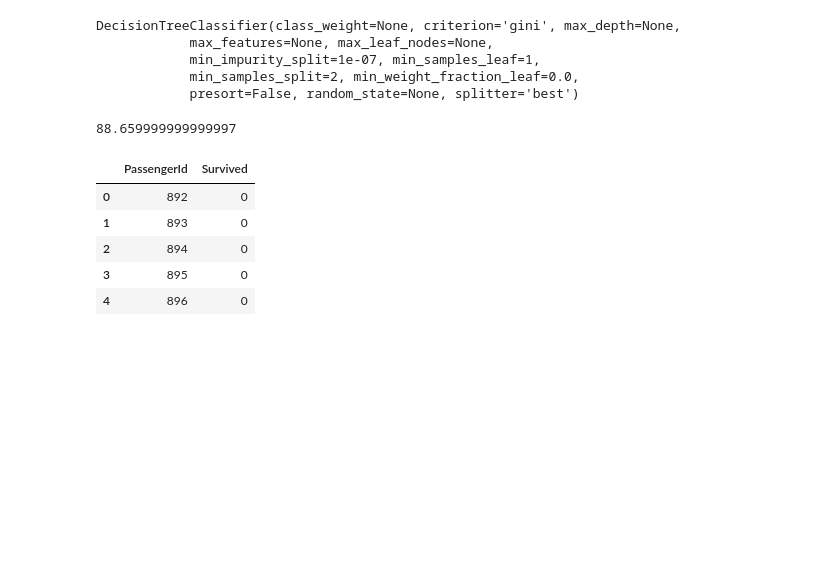
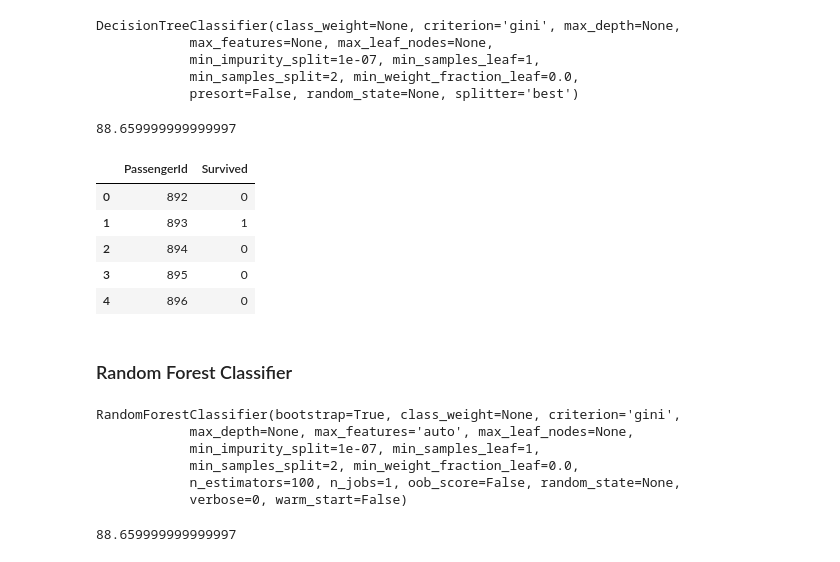
Before and after one commit to GabrielCzar/jupyter_notebook, a Jupyter notebook: Titanic/Titanic V5.ipynb, the cells around one changed output. Cells and saved outputs as stored; diff of their text form; code cells hidden in the pictures; blank space fills up the shorter version.

```diff
--- a/Titanic/Titanic V5.ipynb
+++ b/Titanic/Titanic V5.ipynb
@@ -249,0 +337,3 @@ X_train.shape, y_train.shape, X_test.shape
+# %%
+scaler_test = StandardScaler().fit(X_test)
+X_test_transf = scaler_test.transform(X_test)
@@ -250,7 +344,7 @@ X_train.shape, y_train.shape, X_test.shape
 # %%
 tree = DecisionTreeClassifier()
 # %%
-tree.fit(X_train, y_train)
+tree.fit(X_train_transf, y_train)
 # %% [output]
 DecisionTreeClassifier(class_weight=None, criterion='gini', max_depth=None,
             max_features=None, max_leaf_nodes=None,
@@ -258,5 +352,5 @@ DecisionTreeClassifier(class_weight=None, criterion='gini', max_depth=None,
             min_samples_split=2, min_weight_fraction_leaf=0.0,
             presort=False, random_state=None, splitter='best')
 # %%
-Y_pred = tree.predict(X_test)
+Y_pred = tree.predict(X_test_transf)
 # %%
@@ -265,16 +359,16 @@ acc_decision_tree
 # %% [output]
 88.659999999999997
 # %%
-submission = pd.DataFrame({
+tree_submission = pd.DataFrame({
     'PassengerId': test_df['PassengerId'],
     'Survived': Y_pred
 })
 # %%
-submission.head()
+tree_submission.head()
 # %% [output]
 |  | PassengerId | Survived |
 | 0 | 892 | 0 |
-| 1 | 893 | 0 |
+| 1 | 893 | 1 |
 | 2 | 894 | 0 |
 | 3 | 895 | 0 |
 | 4 | 896 | 0 |
@@ -282,0 +378,2 @@ submission.to_csv('submission.csv', index=False)
+# %% [markdown]
+### Random Forest Classifier
@@ -282,0 +382,9 @@ submission.to_csv('submission.csv', index=False)
+# %%
+rand_forest.fit(X_train_transf, y_train)
+# %% [output]
+RandomForestClassifier(bootstrap=True, class_weight=None, criterion='gini',
+            max_depth=None, max_features='auto', max_leaf_nodes=None,
+            min_impurity_split=1e-07, min_samples_leaf=1,
+            min_samples_split=2, min_weight_fraction_leaf=0.0,
+            n_estimators=100, n_jobs=1, oob_score=False, random_state=None,
+            verbose=0, warm_start=False)
@@ -282,0 +393,6 @@ submission.to_csv('submission.csv', index=False)
+# %%
+rand_score = rand_forest.score(X_train_transf, y_train)
+acc_rand_forest = round(rand_score * 100, 2)
+acc_rand_forest
+# %% [output]
+88.659999999999997
```
Also changed, not shown: parts of 37 cells of this notebook, 11 other files.
